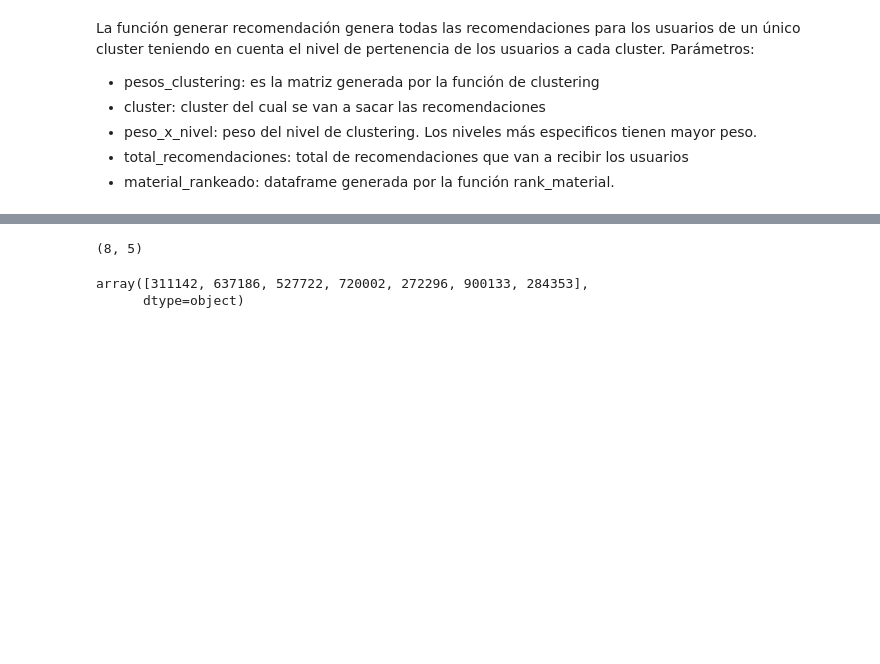
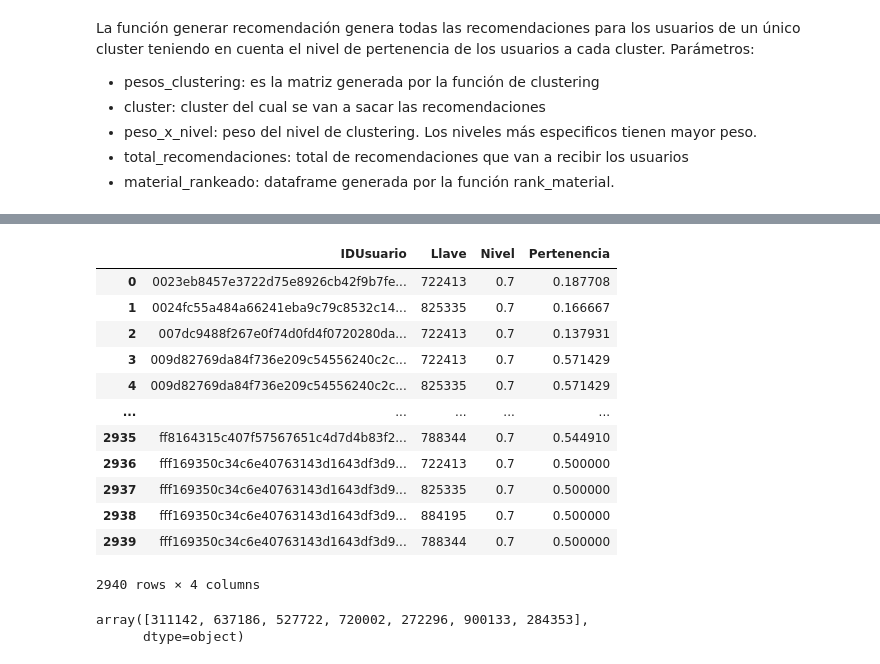
Before and after one commit to Johan-Ortegon-1/uaque, a Jupyter notebook: V2_Clustering_+_Recomendations/ClusteringYRecomendacionesDifusas.ipynb, the cells around one changed output, grey strips where cells are left out. Saved outputs shown, nothing was run; the diff lists cells and outputs as text; code cells hidden in the pictures; blank space fills up the shorter version.

```diff
--- a/V2_Clustering_+_Recomendations/ClusteringYRecomendacionesDifusas.ipynb
+++ b/V2_Clustering_+_Recomendations/ClusteringYRecomendacionesDifusas.ipynb
@@ -572,44 +572,25 @@ Parámetros:
 * material_rankeado: dataframe generada por la función rank_material.
 # %%
 import math
-def generar_recomendacion(pesos_clustering, cluster, peso_x_nivel, total_recomendaciones, material_rankeado):
+def generar_recomendacion(pesos_clustering, cluster, peso_x_nivel, total_recomendaciones, material_rankeado, columna):
     recomendaciones = pd.DataFrame(columns = ['IDUsuario', 'Llave', 'Nivel', 'Pertenencia'])
     #buscamos los prestamos asociados unicamente a un cluster
     prestamos_cluster = pesos_clustering.loc[pesos_clustering.Cluster == cluster]
     #Cambiamos el tipo de dato de pertenencia a float
     prestamos_cluster["Pertenencia"] = prestamos_cluster["Pertenencia"].astype(float)
     #cada row es un usuario diferente
-    #display(material_rankeado)
-    #display(prestamos_cluster)
     for index, row in prestamos_cluster.iterrows():
-        num_prestamos = math.ceil(row["Pertenencia"] * peso_x_nivel * total_recomendaciones)
-        prestamos_usuario = join.loc[(join["IDUsuario"] == row.IDUsuario) & (join["DeweyUnidad"] == row.Cluster) ]["Llave"].unique()
-        #display(prestamos_usuario)
-        recomendaciones = material_rankeado[~material_rankeado.Llave.isin(prestamos_usuario)].head(num_prestamos)
-        llavesRecomendaciones = recomendaciones["Llave"]
-        #display("Usuario", row.IDUsuario)
-        for llave in llavesRecomendaciones:
-            print(type(llave))
-            aux_df = pd.DataFrame({'IDUsuario': row.IDUsuario, 'Llave': llave, 'Nivel': peso_x_nivel, 'Pertenencia': row.Pertenencia}, index = ["Index 1"])
-            recomendaciones = pd.concat([recomendaciones, aux_df], ignore_index = True)
-            display(recomendaciones)
-        '''
-
-        libro_rankeado = 0
-        libros_recomendados = 0
-        while libros_recomendados < num_prestamos and libro_rankeado < material_rankeado.shape[0]:
-            llaveRecomendacion = material_rankeado.loc[libro_rankeado,'Llave']
-            existe = join.loc[(join["IDUsuario"] == row.IDUsuario) & (join["Llave"] == llaveRecomendacion)]
-            if existe.empty:
-                libros_recomendados = libros_recomendados + 1
-                aux_df = pd.DataFrame({'IDUsuario': row.IDUsuario,
-                                   'Llave': llaveRecomendacion,
-                                   'Nivel': peso_x_nivel,
-                                  'Pertenencia': row.Pertenencia}, index = ["Index 1"])
-                recomendaciones = pd.concat([recomendaciones, aux_df], ignore_index = True)
-            libro_rankeado = libro_rankeado + 1
-        '''
+        num_prestamos = round(row["Pertenencia"] * peso_x_nivel * total_recomendaciones)
+        prestamos_usuario = join.loc[(join["IDUsuario"] == row.IDUsuario) & (join[columna] == row.Cluster) ]["Llave"].unique()
+        recomendaciones_usuario = material_rankeado[~material_rankeado.Llave.isin(prestamos_usuario)].head(num_prestamos)
+        llavesRecomendaciones = recomendaciones_usuario["Llave"]
+        tamanio = len(llavesRecomendaciones)
+        usuarios = np.repeat([row.IDUsuario], tamanio)
+        nivel = np.repeat([peso_x_nivel], tamanio)
+        pertenencia = np.repeat([row.Pertenencia], tamanio)
+        aux_df = pd.DataFrame({'IDUsuario': usuarios, 'Llave': llavesRecomendaciones.values, 'Nivel': nivel, 'Pertenencia': pertenencia})
+        recomendaciones = pd.concat([recomendaciones, aux_df], ignore_index = True)
     return recomendaciones
 # %%
-recomendacion_cluster = generar_recomendacion(pesos_clustering_unidad, 574, 0.7, 10, material_rankeado)
+recomendacion_cluster = generar_recomendacion(pesos_clustering_unidad, 574, 0.7, 10, material_rankeado, "DeweyUnidad")
 # %% [output]
@@ -649,7 +602,19 @@ See the caveats in the documentation: https://pandas.pydata.org/pandas-docs/stab
 # %%
-recomendacion_cluster.shape
+recomendacion_cluster
 # %% [output]
+|  | IDUsuario | Llave | Nivel | Pertenencia |
+| 0 | 0023eb8457e3722d75e8926cb42f9b7fe... | 722413 | 0.7 | 0.187708 |
+| 1 | 0024fc55a484a66241eba9c79c8532c14... | 825335 | 0.7 | 0.166667 |
+| 2 | 007dc9488f267e0f74d0fd4f0720280da... | 722413 | 0.7 | 0.137931 |
+| 3 | 009d82769da84f736e209c54556240c2c... | 722413 | 0.7 | 0.571429 |
+| 4 | 009d82769da84f736e209c54556240c2c... | 825335 | 0.7 | 0.571429 |
+| ... | ... | ... | ... | ... |
+| 2935 | ff8164315c407f57567651c4d7d4b83f2... | 788344 | 0.7 | 0.544910 |
+| 2936 | fff169350c34c6e40763143d1643df3d9... | 722413 | 0.7 | 0.500000 |
+| 2937 | fff169350c34c6e40763143d1643df3d9... | 825335 | 0.7 | 0.500000 |
+| 2938 | fff169350c34c6e40763143d1643df3d9... | 884195 | 0.7 | 0.500000 |
+| 2939 | fff169350c34c6e40763143d1643df3d9... | 788344 | 0.7 | 0.500000 |
-(8, 5)
+2940 rows × 4 columns
 # %%
 join.loc[join.DeweyUnidad == 587]["Llave"].unique()
 # %% [output]
```
Also changed, not shown: parts of 5 cells of this notebook.
